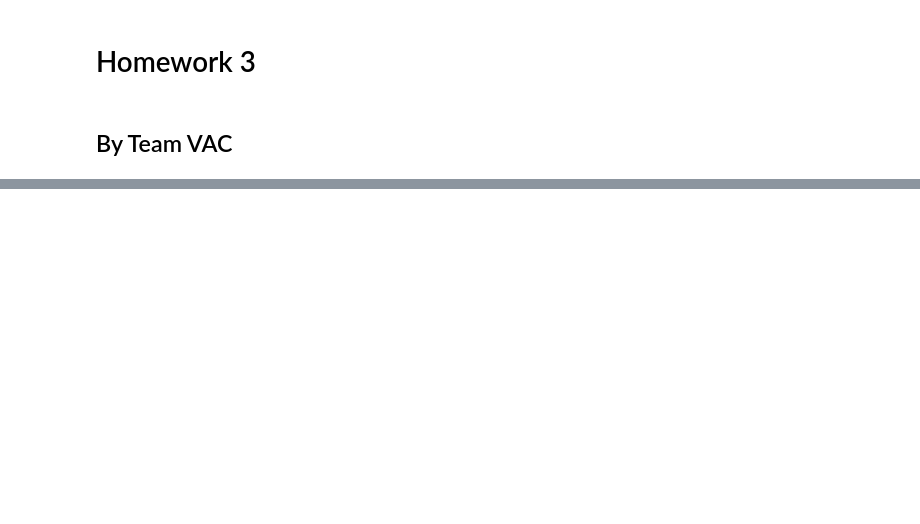
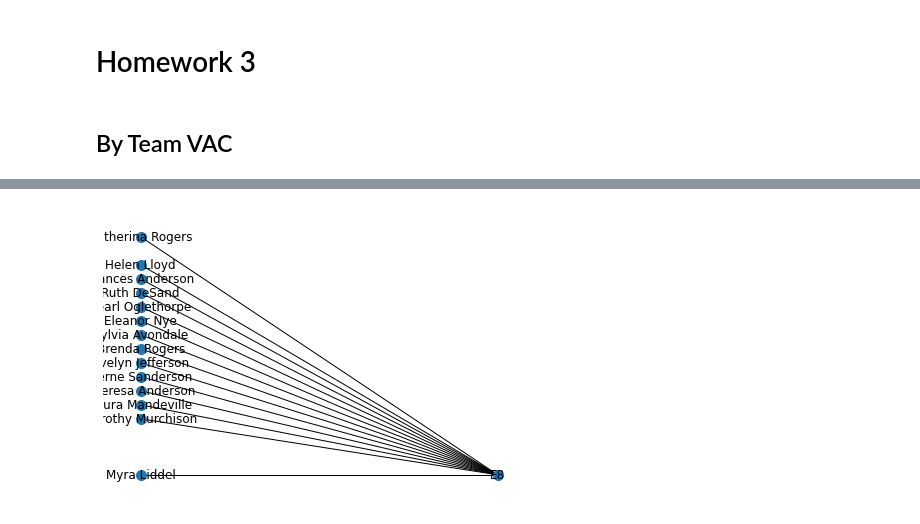
Before and after one commit to Vy4thewin/Data620_TeamVAC, a Jupyter notebook: Data620_W3_P2.ipynb, the cells around one changed output, grey strips where cells are left out. Drawn from its saved outputs; the diff is of its cells as text; code cells hidden in the pictures; blank space fills up the shorter version.

```diff
--- a/Data620_W3_P2.ipynb
+++ b/Data620_W3_P2.ipynb
@@ -39,0 +78,7 @@ plt.show()
+# %%
+#Create a list with only E8 and E9 clubs
+E8_G=nx.ego_graph(G, 'E8', radius=1)
+pos=nx.bipartite_layout(E8_G,women)
+nx.draw(E8_G, pos,with_labels=True,node_size=100)
+# %% [output]
+[figure, added]
```
Also changed, not shown: parts of 9 cells of this notebook.
